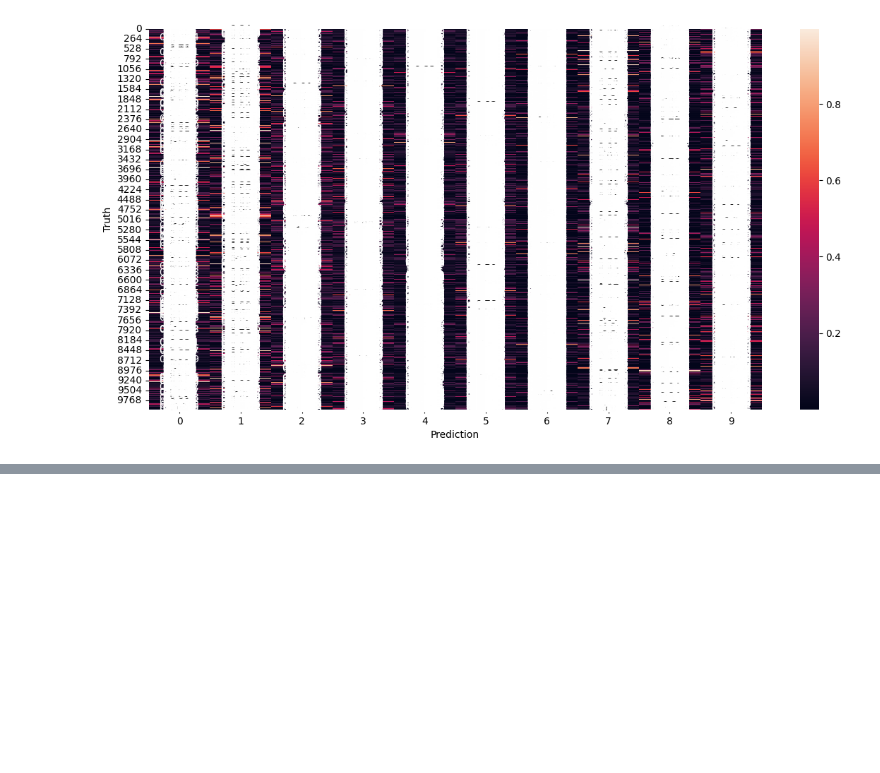
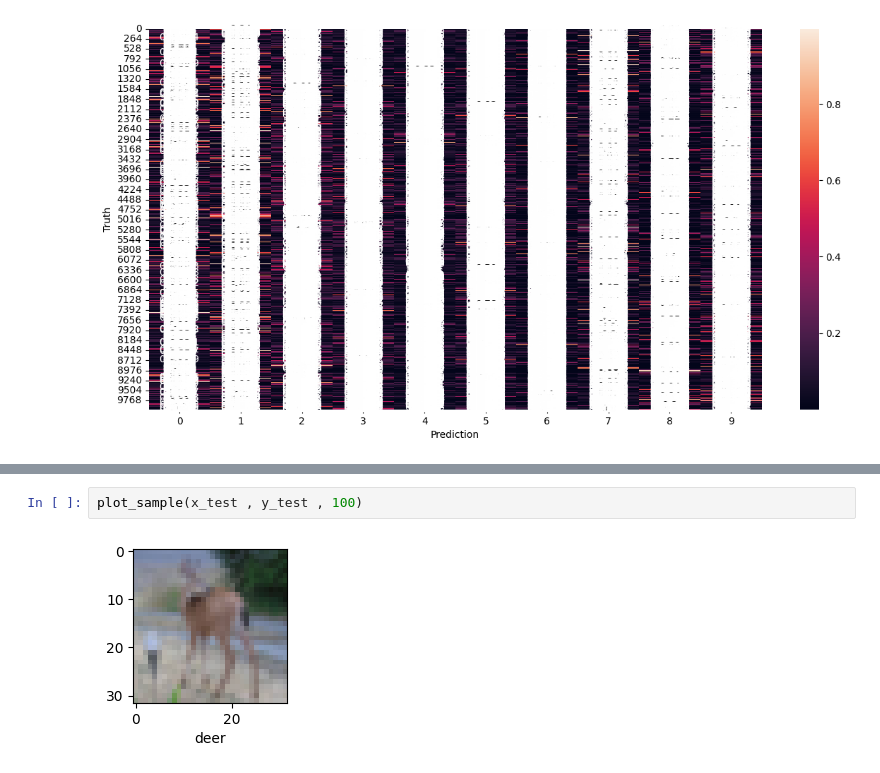
Before and after one commit to dilancodecircle-star/ML-projects-, a Jupyter notebook: image classification.ipynb, the cells around one changed output, grey strips where cells are left out. Saved outputs shown, nothing was run; the diff lists cells and outputs as text; blank space fills up the shorter version.

```diff
--- a/image classification.ipynb
+++ b/image classification.ipynb
@@ -114,0 +188,4 @@ cnn = models.Sequential([
+# %%
+plot_sample(x_test , y_test , 100)
+# %% [output]
+[figure, added]
```
Also changed, not shown: parts of 14 cells of this notebook.
